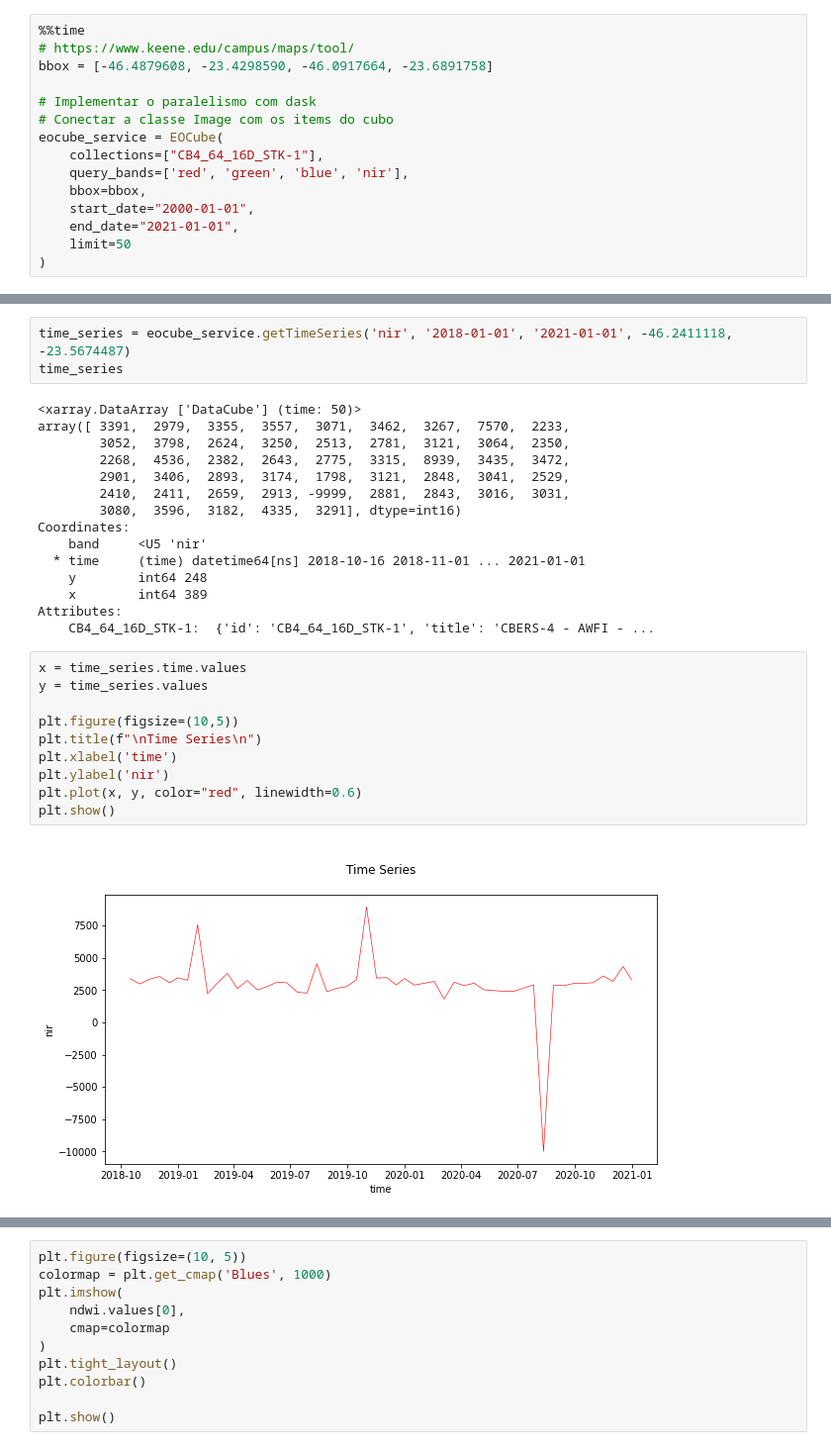
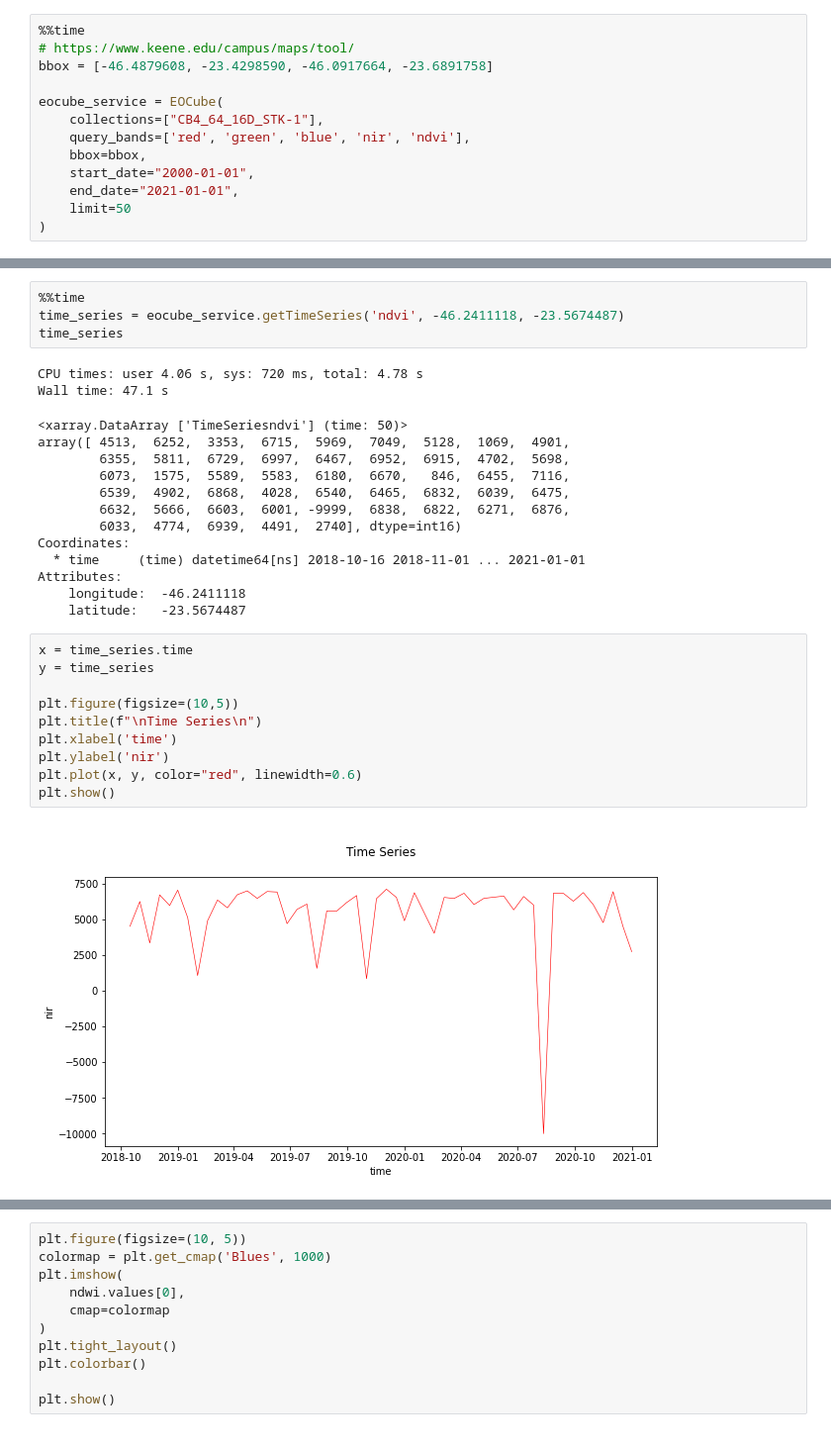
Before and after one commit to AbnerErnaniADSFatec/in-prog-geo, a Jupyter notebook: prog-geo/api-eodc-testes/EOCubeTests.ipynb, the cells around one changed output, grey strips where cells are left out. Shown at 99% size. Saved outputs shown, nothing was run; the diff lists cells and outputs as text.

```diff
--- a/prog-geo/api-eodc-testes/EOCubeTests.ipynb
+++ b/prog-geo/api-eodc-testes/EOCubeTests.ipynb
@@ -27,11 +54,9 @@ config.ACCESS_TOKEN = "a6gB61oddyHxMAZ08y098ynEq0s1hQ3siDZao245CV"
 # https://www.keene.edu/campus/maps/tool/
 bbox = [-46.4879608, -23.4298590, -46.0917664, -23.6891758]
 
-# Implementar o paralelismo com dask
-# Conectar a classe Image com os items do cubo
 eocube_service = EOCube(
     collections=["CB4_64_16D_STK-1"],
-    query_bands=['red', 'green', 'blue', 'nir'],
+    query_bands=['red', 'green', 'blue', 'nir', 'ndvi'],
     bbox=bbox,
     start_date="2000-01-01",
     end_date="2021-01-01",
@@ -69,30 +101,31 @@ data.attrs['CB4_64_16D_STK-1']['title']
 # %%
-time_series = eocube_service.getTimeSeries('nir', '2018-01-01', '2021-01-01', -46.2411118, -23.5674487)
+%%time
+time_series = eocube_service.getTimeSeries('ndvi', -46.2411118, -23.5674487)
 time_series
 # %% [output]
-<xarray.DataArray ['DataCube'] (time: 50)>
-array([ 3391,  2979,  3355,  3557,  3071,  3462,  3267,  7570,  2233,
-        3052,  3798,  2624,  3250,  2513,  2781,  3121,  3064,  2350,
-        2268,  4536,  2382,  2643,  2775,  3315,  8939,  3435,  3472,
-        2901,  3406,  2893,  3174,  1798,  3121,  2848,  3041,  2529,
-        2410,  2411,  2659,  2913, -9999,  2881,  2843,  3016,  3031,
-        3080,  3596,  3182,  4335,  3291], dtype=int16)
-Coordinates:
-    band     <U5 'nir'
-  * time     (time) datetime64[ns] 2018-10-16 2018-11-01 ... 2021-01-01
-    y        int64 248
-    x        int64 389
-Attributes:
-    CB4_64_16D_STK-1:  {'id': 'CB4_64_16D_STK-1', 'title': 'CBERS-4 - AWFI - ...
+CPU times: user 4.06 s, sys: 720 ms, total: 4.78 s
+Wall time: 47.1 s
+<xarray.DataArray ['TimeSeriesndvi'] (time: 50)>
+array([ 4513,  6252,  3353,  6715,  5969,  7049,  5128,  1069,  4901,
+        6355,  5811,  6729,  6997,  6467,  6952,  6915,  4702,  5698,
+        6073,  1575,  5589,  5583,  6180,  6670,   846,  6455,  7116,
+        6539,  4902,  6868,  4028,  6540,  6465,  6832,  6039,  6475,
+        6632,  5666,  6603,  6001, -9999,  6838,  6822,  6271,  6876,
+        6033,  4774,  6939,  4491,  2740], dtype=int16)
+Coordinates:
+  * time     (time) datetime64[ns] 2018-10-16 2018-11-01 ... 2021-01-01
+Attributes:
+    longitude:  -46.2411118
+    latitude:   -23.5674487
 # %%
-x = time_series.time.values
-y = time_series.values
+x = time_series.time
+y = time_series
 
 plt.figure(figsize=(10,5))
 plt.title(f"\nTime Series\n")
 plt.xlabel('time')
 plt.ylabel('nir')
 plt.plot(x, y, color="red", linewidth=0.6)
 plt.show()
 # %% [output]
-[figure, old version]
+[figure, new version]
```
Also changed, not shown: parts of 16 cells of this notebook, 5 other files.
